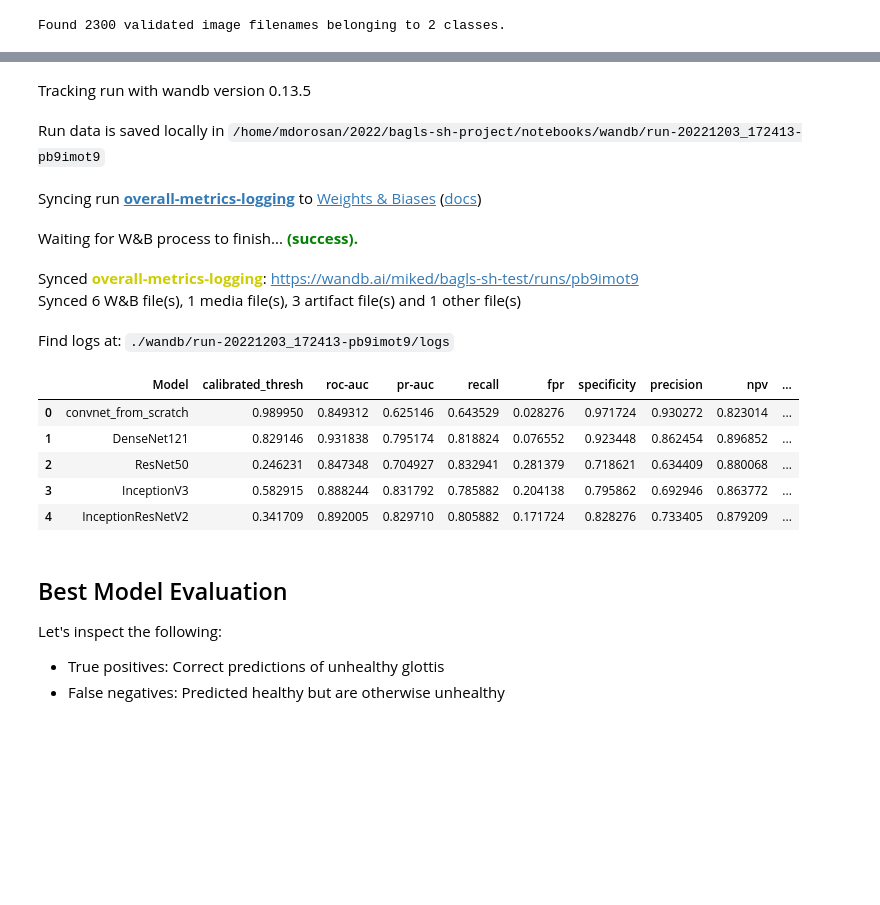
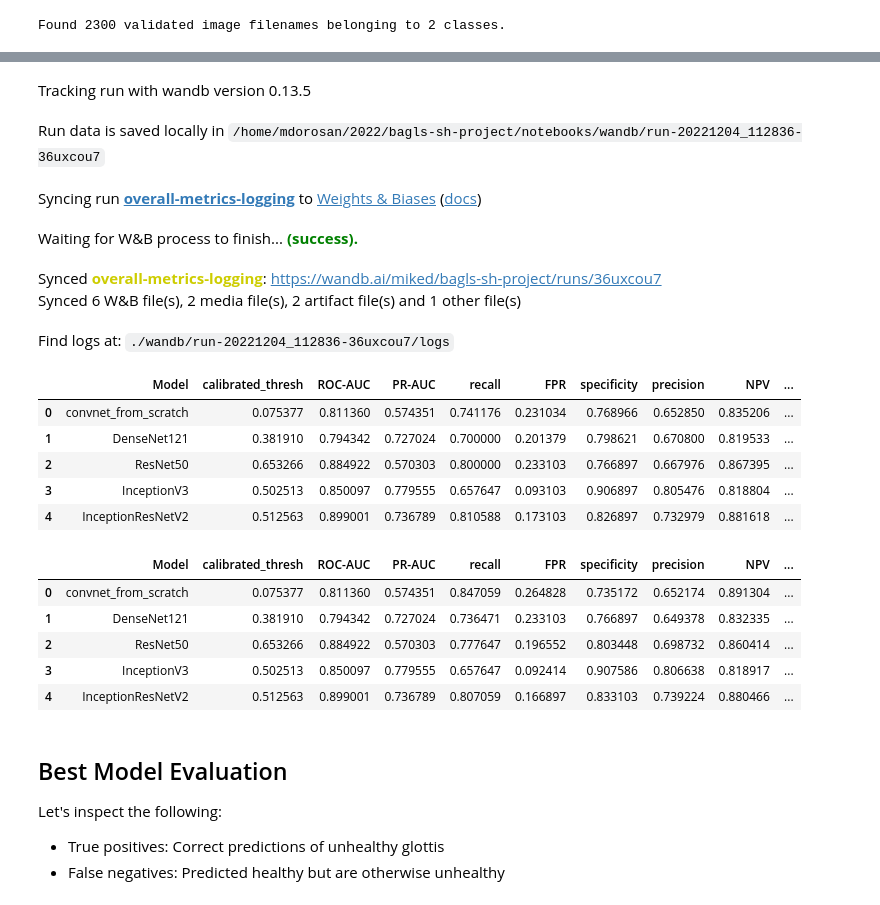
Before and after one commit to mikedataCrunch/bagls-sh-project, a Jupyter notebook: notebooks/06-model-evaluation.ipynb, the cells around one changed output, grey strips where cells are left out. Drawn from its saved outputs; the diff is of its cells as text; code cells hidden in the pictures; blank space fills up the shorter version.

```diff
--- a/notebooks/06-model-evaluation.ipynb
+++ b/notebooks/06-model-evaluation.ipynb
@@ -332,33 +348,56 @@ run = wandb.init(
     project=PROJECT_NAME, job_type='log_model-metrics',
     name=f'overall-metrics-logging'
 )
-metrics_df = pd.DataFrame.from_dict(
-    overall_metrics, orient='index')
-metrics_df.index.name = 'Model'
-metrics_df = metrics_df.reset_index()
+calibrated_metrics_df = pd.DataFrame.from_dict(
+    overall_calibrated_metrics, orient='index')
+calibrated_metrics_df.index.name = 'Model'
+calibrated_metrics_df = calibrated_metrics_df.reset_index()
 
-columns = metrics_df.columns.tolist()
-metrics_table = wandb.Table(columns=columns)
-for index, row in metrics_df.iterrows():
-    metrics_table.add_data(*row.tolist())
+columns = calibrated_metrics_df.columns.tolist()
+calibrated_metrics_table = wandb.Table(columns=columns)
+for index, row in calibrated_metrics_df.iterrows():
+    calibrated_metrics_table.add_data(*row.tolist())
 
-run.log({f'overall-metrics-table': metrics_table})
+run.log({f'overall-calibrated-metrics-table': calibrated_metrics_table})
+
+
+uncalibrated_metrics_df = pd.DataFrame.from_dict(
+    overall_uncalibrated_metrics, orient='index')
+uncalibrated_metrics_df.index.name = 'Model'
+uncalibrated_metrics_df = uncalibrated_metrics_df.reset_index()
+
+columns = uncalibrated_metrics_df.columns.tolist()
+uncalibrated_metrics_table = wandb.Table(columns=columns)
+for index, row in uncalibrated_metrics_df.iterrows():
+    uncalibrated_metrics_table.add_data(*row.tolist())
+
+run.log({f'overall-uncalibrated-metrics-table': uncalibrated_metrics_table})
+
 run.finish()
-display(metrics_df)
 # %% [output]
 Tracking run with wandb version 0.13.5
-Run data is saved locally in /home/mdorosan/2022/bagls-sh-project/notebooks/wandb/run-20221203_172413-pb9imot9
+Run data is saved locally in /home/mdorosan/2022/bagls-sh-project/notebooks/wandb/run-20221204_112836-36uxcou7
 Syncing run overall-metrics-logging to Weights & Biases (docs)
 Waiting for W&B process to finish... (success).
-Synced overall-metrics-logging: https://wandb.ai/miked/bagls-sh-test/runs/pb9imot9
-Synced 6 W&B file(s), 1 media file(s), 3 artifact file(s) and 1 other file(s)
+Synced overall-metrics-logging: https://wandb.ai/miked/bagls-sh-project/runs/36uxcou7
+Synced 6 W&B file(s), 2 media file(s), 2 artifact file(s) and 1 other file(s)
-Find logs at: ./wandb/run-20221203_172413-pb9imot9/logs
+Find logs at: ./wandb/run-20221204_112836-36uxcou7/logs
-|  | Model | calibrated_thresh | roc-auc | pr-auc | recall | fpr | specificity | precision | npv | ... |
-| 0 | convnet_from_scratch | 0.989950 | 0.849312 | 0.625146 | 0.643529 | 0.028276 | 0.971724 | 0.930272 | 0.823014 | ... |
-| 1 | DenseNet121 | 0.829146 | 0.931838 | 0.795174 | 0.818824 | 0.076552 | 0.923448 | 0.862454 | 0.896852 | ... |
-| 2 | ResNet50 | 0.246231 | 0.847348 | 0.704927 | 0.832941 | 0.281379 | 0.718621 | 0.634409 | 0.880068 | ... |
-| 3 | InceptionV3 | 0.582915 | 0.888244 | 0.831792 | 0.785882 | 0.204138 | 0.795862 | 0.692946 | 0.863772 | ... |
-| 4 | InceptionResNetV2 | 0.341709 | 0.892005 | 0.829710 | 0.805882 | 0.171724 | 0.828276 | 0.733405 | 0.879209 | ... |
+# %%
+display(uncalibrated_metrics_df)
+display(calibrated_metrics_df)
+# %% [output]
+|  | Model | calibrated_thresh | ROC-AUC | PR-AUC | recall | FPR | specificity | precision | NPV | ... |
+| 0 | convnet_from_scratch | 0.075377 | 0.811360 | 0.574351 | 0.741176 | 0.231034 | 0.768966 | 0.652850 | 0.835206 | ... |
+| 1 | DenseNet121 | 0.381910 | 0.794342 | 0.727024 | 0.700000 | 0.201379 | 0.798621 | 0.670800 | 0.819533 | ... |
+| 2 | ResNet50 | 0.653266 | 0.884922 | 0.570303 | 0.800000 | 0.233103 | 0.766897 | 0.667976 | 0.867395 | ... |
+| 3 | InceptionV3 | 0.502513 | 0.850097 | 0.779555 | 0.657647 | 0.093103 | 0.906897 | 0.805476 | 0.818804 | ... |
+| 4 | InceptionResNetV2 | 0.512563 | 0.899001 | 0.736789 | 0.810588 | 0.173103 | 0.826897 | 0.732979 | 0.881618 | ... |
+|  | Model | calibrated_thresh | ROC-AUC | PR-AUC | recall | FPR | specificity | precision | NPV | ... |
+| 0 | convnet_from_scratch | 0.075377 | 0.811360 | 0.574351 | 0.847059 | 0.264828 | 0.735172 | 0.652174 | 0.891304 | ... |
+| 1 | DenseNet121 | 0.381910 | 0.794342 | 0.727024 | 0.736471 | 0.233103 | 0.766897 | 0.649378 | 0.832335 | ... |
+| 2 | ResNet50 | 0.653266 | 0.884922 | 0.570303 | 0.777647 | 0.196552 | 0.803448 | 0.698732 | 0.860414 | ... |
+| 3 | InceptionV3 | 0.502513 | 0.850097 | 0.779555 | 0.657647 | 0.092414 | 0.907586 | 0.806638 | 0.818917 | ... |
+| 4 | InceptionResNetV2 | 0.512563 | 0.899001 | 0.736789 | 0.807059 | 0.166897 | 0.833103 | 0.739224 | 0.880466 | ... |
 # %% [markdown]
 ## Best Model Evaluation
 
```
Also changed, not shown: parts of 21 cells of this notebook, 5 other files.
